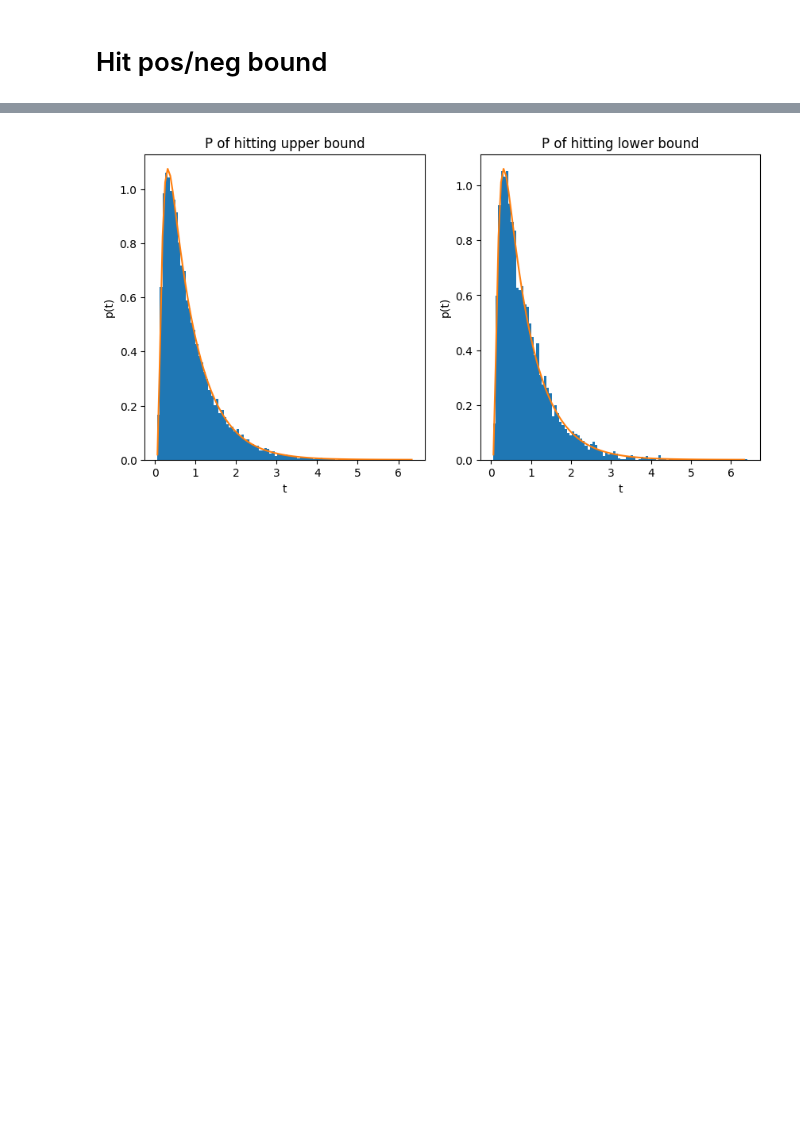
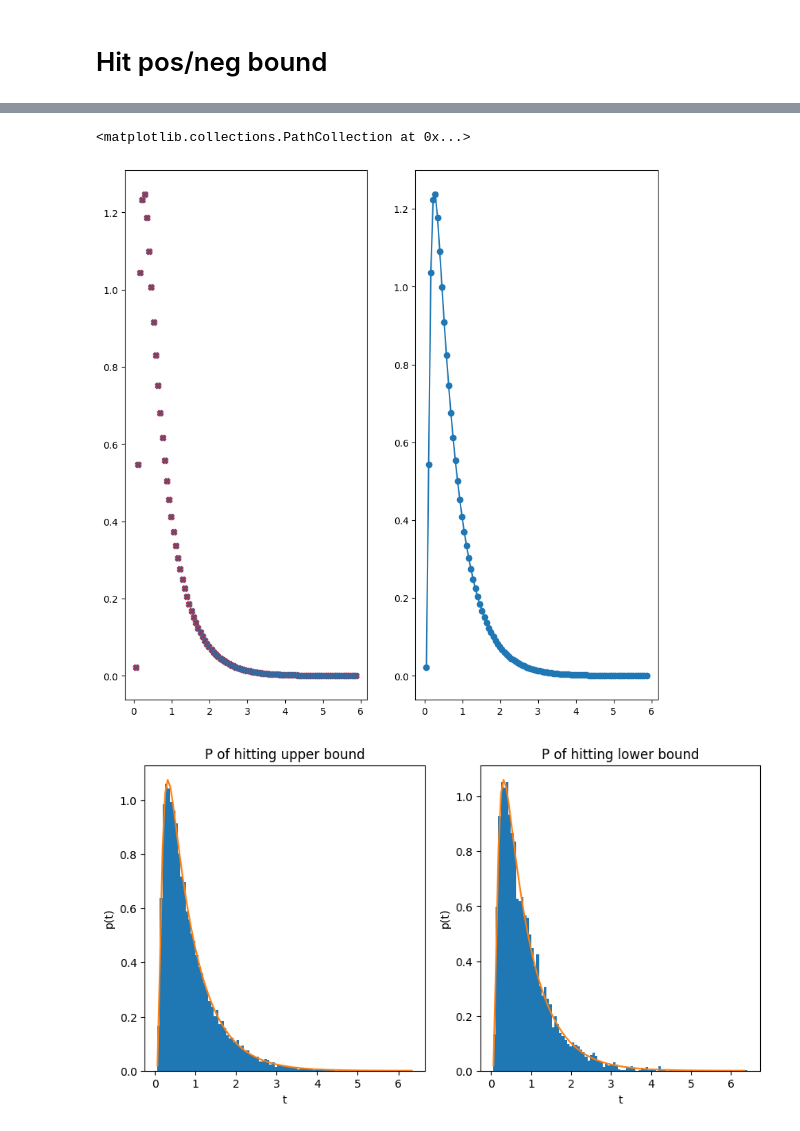
Before and after one commit to rakaar/ddm_codes, a Jupyter notebook: action_init_ddm/fitting_sim_data.ipynb, the cells around one changed output, grey strips where cells are left out. Saved outputs shown, nothing was run; the diff lists cells and outputs as text; code cells hidden in the pictures; blank space fills up the shorter version.

Commit message:
replace rhoE with rho_E_norm

```diff
--- a/action_init_ddm/fitting_sim_data.ipynb
+++ b/action_init_ddm/fitting_sim_data.ipynb
@@ -1077,5 +1078,5 @@ len(upp_bound_idx), len(low_bound_idx)
 # %%
 from psiam_utils import rho_E_minus_t_fn
 t_pts = np.linspace(min(upp_bound_rt), max(upp_bound_rt), 100)
-theory_up = np.array([rho_E_minus_t_fn(t, -v, a/2, 50, 0, 0, 0) for t in t_pts])/(len(upp_bound_idx)/N_sim)
-theory_down = np.array([rho_E_minus_t_fn(t, v, a/2, 50, 0, 0, 0) for t in t_pts])/(len(low_bound_idx)/N_sim)
+theory_up = np.array([rho_E_minus_t_fn(t, -v, a/2, 30, 0, 0, 0) for t in t_pts])/(len(upp_bound_idx)/N_sim)
+theory_down = np.array([rho_E_minus_t_fn(t, v, a/2, 10, 0, 0, 0) for t in t_pts])/(len(low_bound_idx)/N_sim)
@@ -1082,3 +1085,17 @@ theory_down = np.array([rho_E_minus_t_fn(t, v, a/2, 50, 0, 0, 0) for t in t_pts]
+# %%
+theory_up_2 = np.array([rho_E_minus_t_NORM_fn(t, -v, a/2, 10, 0, 0, 0) for t in t_pts])/(len(upp_bound_idx)/N_sim)
+theory_down_2 = np.array([rho_E_minus_t_NORM_fn(t, v, a/2, 10, 0, 0, 0) for t in t_pts])/(len(low_bound_idx)/N_sim)
+# %%
+plt.figure(figsize=(10, 10))
+plt.subplot(1,2,1)
+plt.scatter(t_pts, theory_up, marker ='X', color='r')
+plt.scatter(t_pts, theory_up_2, alpha=0.5)
+plt.subplot(1,2,2)
+plt.plot(t_pts, theory_down)
+plt.scatter(t_pts, theory_down_2)
+# %% [output]
+<matplotlib.collections.PathCollection at 0x...>
+[figure, added]
 # %%
 plt.figure(figsize=(10,5))
 plt.subplot(1,2,1)
```
Also changed, not shown: parts of 24 cells of this notebook, 6 other files.
